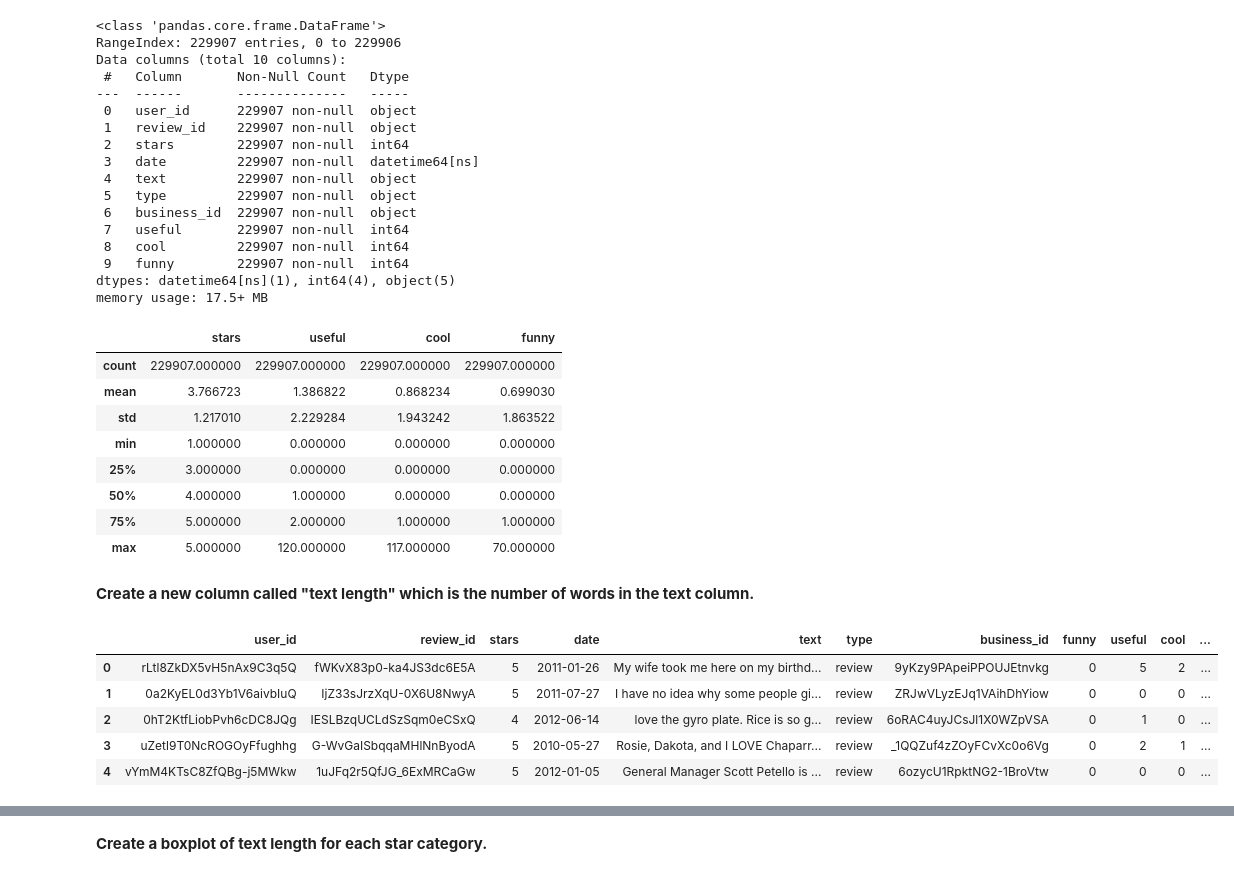
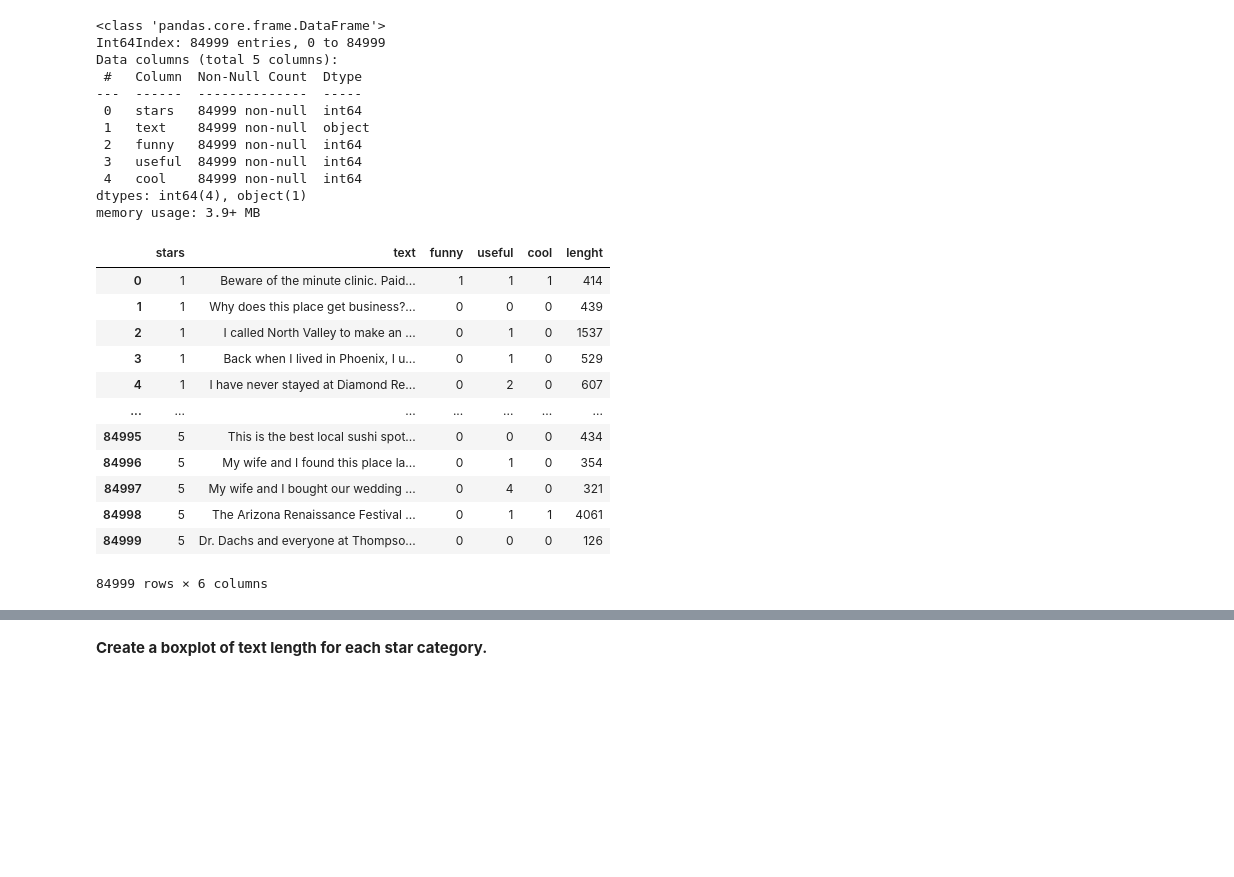
Before and after one commit to miggelucas/NLP-studies, a Jupyter notebook: NLP_Project_Udemy.ipynb, the cells around one changed output, grey strips where cells are left out. Cells and saved outputs as stored; diff of their text form; code cells hidden in the pictures; blank space fills up the shorter version.

```diff
--- a/NLP_Project_Udemy.ipynb
+++ b/NLP_Project_Udemy.ipynb
@@ -82,0 +138,5 @@ data
+# %%
+df = pd.read_csv('yelp_short_17000.csv')
+df.drop(columns= ['Unnamed: 0'], inplace= True)
+df.dropna(inplace= True)
+df.head()
@@ -83,44 +162,32 @@ data
 # %%
-data.info()
+df.info()
 # %% [output]
 <class 'pandas.core.frame.DataFrame'>
-RangeIndex: 229907 entries, 0 to 229906
-Data columns (total 10 columns):
- #   Column       Non-Null Count   Dtype
----  ------       --------------   -----
- 0   user_id      229907 non-null  object
- 1   review_id    229907 non-null  object
- 2   stars        229907 non-null  int64
- 3   date         229907 non-null  datetime64[ns]
- 4   text         229907 non-null  object
- 5   type         229907 non-null  object
- 6   business_id  229907 non-null  object
- 7   useful       229907 non-null  int64
- 8   cool         229907 non-null  int64
- 9   funny        229907 non-null  int64
-dtypes: datetime64[ns](1), int64(4), object(5)
-memory usage: 17.5+ MB
+Int64Index: 84999 entries, 0 to 84999
+Data columns (total 5 columns):
+ #   Column  Non-Null Count  Dtype
+---  ------  --------------  -----
+ 0   stars   84999 non-null  int64
+ 1   text    84999 non-null  object
+ 2   funny   84999 non-null  int64
+ 3   useful  84999 non-null  int64
+ 4   cool    84999 non-null  int64
+dtypes: int64(4), object(1)
+memory usage: 3.9+ MB
-# %%
-data.describe()
-# %% [output]
-|  | stars | useful | cool | funny |
-| count | 229907.000000 | 229907.000000 | 229907.000000 | 229907.000000 |
-| mean | 3.766723 | 1.386822 | 0.868234 | 0.699030 |
-| std | 1.217010 | 2.229284 | 1.943242 | 1.863522 |
-| min | 1.000000 | 0.000000 | 0.000000 | 0.000000 |
-| 25% | 3.000000 | 0.000000 | 0.000000 | 0.000000 |
-| 50% | 4.000000 | 1.000000 | 0.000000 | 0.000000 |
-| 75% | 5.000000 | 2.000000 | 1.000000 | 1.000000 |
-| max | 5.000000 | 120.000000 | 117.000000 | 70.000000 |
-# %% [markdown]
-**Create a new column called "text length" which is the number of words in the text column.**
 # %%
-data['lenght'] = [len(x) for x in data['text']]
-data.head()
+df['lenght'] = [len(x) for x in df['text'].astype(str)]
+df
 # %% [output]
-|  | user_id | review_id | stars | date | text | type | business_id | funny | useful | cool | ... |
-| 0 | rLtl8ZkDX5vH5nAx9C3q5Q | fWKvX83p0-ka4JS3dc6E5A | 5 | 2011-01-26 | My wife took me here on my birthd... | review | 9yKzy9PApeiPPOUJEtnvkg | 0 | 5 | 2 | ... |
-| 1 | 0a2KyEL0d3Yb1V6aivbIuQ | IjZ33sJrzXqU-0X6U8NwyA | 5 | 2011-07-27 | I have no idea why some people gi... | review | ZRJwVLyzEJq1VAihDhYiow | 0 | 0 | 0 | ... |
-| 2 | 0hT2KtfLiobPvh6cDC8JQg | IESLBzqUCLdSzSqm0eCSxQ | 4 | 2012-06-14 | love the gyro plate. Rice is so g... | review | 6oRAC4uyJCsJl1X0WZpVSA | 0 | 1 | 0 | ... |
-| 3 | uZetl9T0NcROGOyFfughhg | G-WvGaISbqqaMHlNnByodA | 5 | 2010-05-27 | Rosie, Dakota, and I LOVE Chaparr... | review | _1QQZuf4zZOyFCvXc0o6Vg | 0 | 2 | 1 | ... |
-| 4 | vYmM4KTsC8ZfQBg-j5MWkw | 1uJFq2r5QfJG_6ExMRCaGw | 5 | 2012-01-05 | General Manager Scott Petello is ... | review | 6ozycU1RpktNG2-1BroVtw | 0 | 0 | 0 | ... |
+|  | stars | text | funny | useful | cool | lenght |
+| 0 | 1 | Beware of the minute clinic. Paid... | 1 | 1 | 1 | 414 |
+| 1 | 1 | Why does this place get business?... | 0 | 0 | 0 | 439 |
+| 2 | 1 | I called North Valley to make an ... | 0 | 1 | 0 | 1537 |
+| 3 | 1 | Back when I lived in Phoenix, I u... | 0 | 1 | 0 | 529 |
+| 4 | 1 | I have never stayed at Diamond Re... | 0 | 2 | 0 | 607 |
+| ... | ... | ... | ... | ... | ... | ... |
+| 84995 | 5 | This is the best local sushi spot... | 0 | 0 | 0 | 434 |
+| 84996 | 5 | My wife and I found this place la... | 0 | 1 | 0 | 354 |
+| 84997 | 5 | My wife and I bought our wedding ... | 0 | 4 | 0 | 321 |
+| 84998 | 5 | The Arizona Renaissance Festival ... | 0 | 1 | 1 | 4061 |
+| 84999 | 5 | Dr. Dachs and everyone at Thompso... | 0 | 0 | 0 | 126 |
+84999 rows × 6 columns
```
Also changed, not shown: parts of 96 cells of this notebook.
